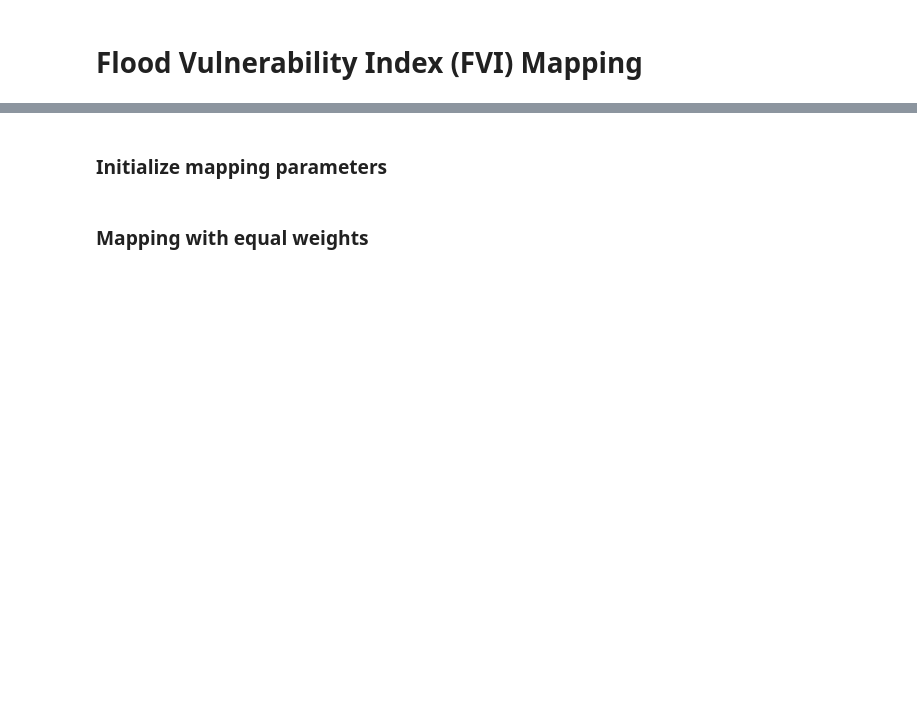
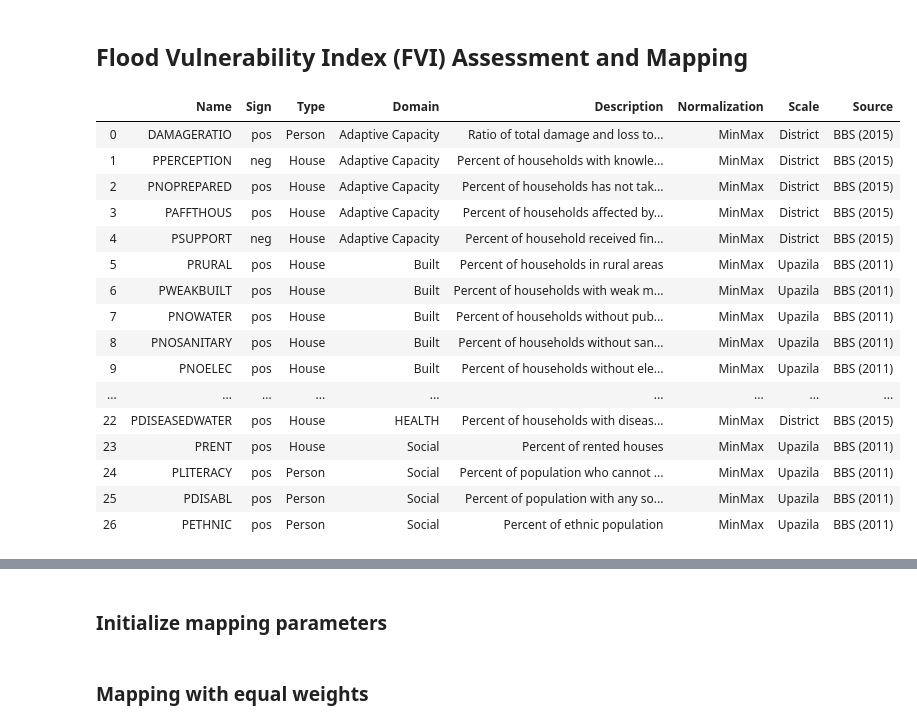
Before and after one commit to gnodnooh/VulnRiskImpact-BGD, a Jupyter notebook: FVI_Assessment.ipynb, the cells around one changed output, grey strips where cells are left out. Saved outputs shown, nothing was run; the diff lists cells and outputs as text; code cells hidden in the pictures; blank space fills up the shorter version.

```diff
--- a/FVI_Assessment.ipynb
+++ b/FVI_Assessment.ipynb
@@ -1,5 +1,5 @@
 # %% [markdown]
-# Flood Vulnerability Index (FVI) Mapping
+## Flood Vulnerability Index (FVI) Assessment and Mapping
 # %%
 import os
 import sys
@@ -19,8 +16,34 @@ pd.options.mode.chained_assignment = None
 # %%
 # Load data
-variable = pd.read_hdf('./data/data.hdf')
-variable_table = pd.read_hdf('./data/data_table.hdf')
-shp_upazila = gpd.read_file('./data/adm_upazila.shp')
-shp_upazila['ADM3_PCODE'] = shp_upazila['ADM3_PCODE'].astype(int)
+data = pd.read_hdf('./data/data.hdf')
+data_table = pd.read_hdf('./data/data_table.hdf')
+shape = gpd.read_file('./data/adm_upazila.shp')
+shape['ADM3_PCODE'] = shape['ADM3_PCODE'].astype(int)
 # with fiona.open('./data/adm_upazila.shp', "r") as shapefile:
 #     features = [feature["geometry"] for feature in shapefile]
+
+# Re-Order data and data_table
+data_table = data_table.sort_values(by=['Domain']).reset_index(drop=True)
+data_table['Domain'] = data_table['Domain'].replace({'Demographic':'DEMO',
+                                                     'Health':'HEALTH',
+                                                     'Socio-economic':'SOCIO-ECON'})
+data = data[data_table['Name']]
+data_table
+# %% [output]
+|  | Name | Sign | Type | Domain | Description | Normalization | Scale | Source |
+| 0 | DAMAGERATIO | pos | Person | Adaptive Capacity | Ratio of total damage and loss to... | MinMax | District | BBS (2015) |
+| 1 | PPERCEPTION | neg | House | Adaptive Capacity | Percent of households with knowle... | MinMax | District | BBS (2015) |
+| 2 | PNOPREPARED | pos | House | Adaptive Capacity | Percent of households has not tak... | MinMax | District | BBS (2015) |
+| 3 | PAFFTHOUS | pos | House | Adaptive Capacity | Percent of households affected by... | MinMax | District | BBS (2015) |
+| 4 | PSUPPORT | neg | House | Adaptive Capacity | Percent of household received fin... | MinMax | District | BBS (2015) |
+| 5 | PRURAL | pos | House | Built | Percent of households in rural areas | MinMax | Upazila | BBS (2011) |
+| 6 | PWEAKBUILT | pos | House | Built | Percent of households with weak m... | MinMax | Upazila | BBS (2011) |
+| 7 | PNOWATER | pos | House | Built | Percent of households without pub... | MinMax | Upazila | BBS (2011) |
+| 8 | PNOSANITARY | pos | House | Built | Percent of households without san... | MinMax | Upazila | BBS (2011) |
+| 9 | PNOELEC | pos | House | Built | Percent of households without ele... | MinMax | Upazila | BBS (2011) |
+| ... | ... | ... | ... | ... | ... | ... | ... | ... |
+| 22 | PDISEASEDWATER | pos | House | HEALTH | Percent of households with diseas... | MinMax | District | BBS (2015) |
+| 23 | PRENT | pos | House | Social | Percent of rented houses | MinMax | Upazila | BBS (2011) |
+| 24 | PLITERACY | pos | Person | Social | Percent of population who cannot ... | MinMax | Upazila | BBS (2011) |
+| 25 | PDISABL | pos | Person | Social | Percent of population with any so... | MinMax | Upazila | BBS (2011) |
+| 26 | PETHNIC | pos | Person | Social | Percent of ethnic population | MinMax | Upazila | BBS (2011) |
```
Also changed, not shown: parts of 5 cells of this notebook, 4 other files.
